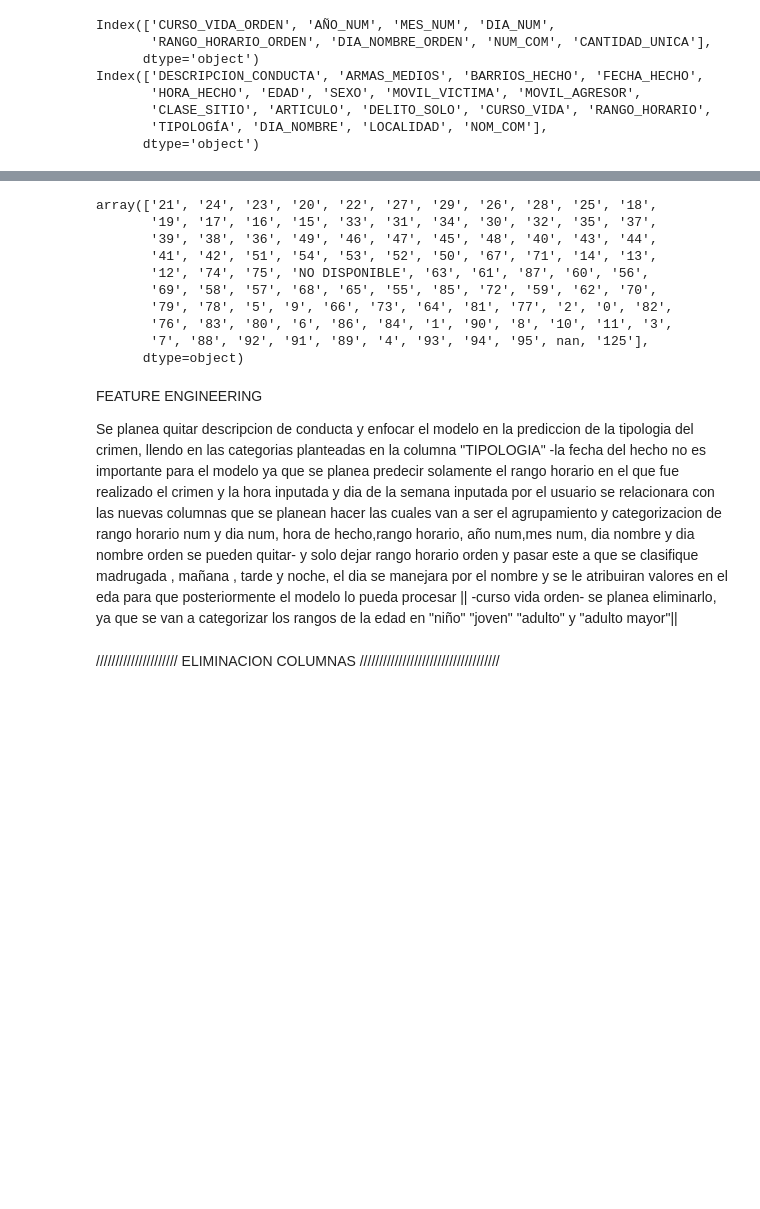
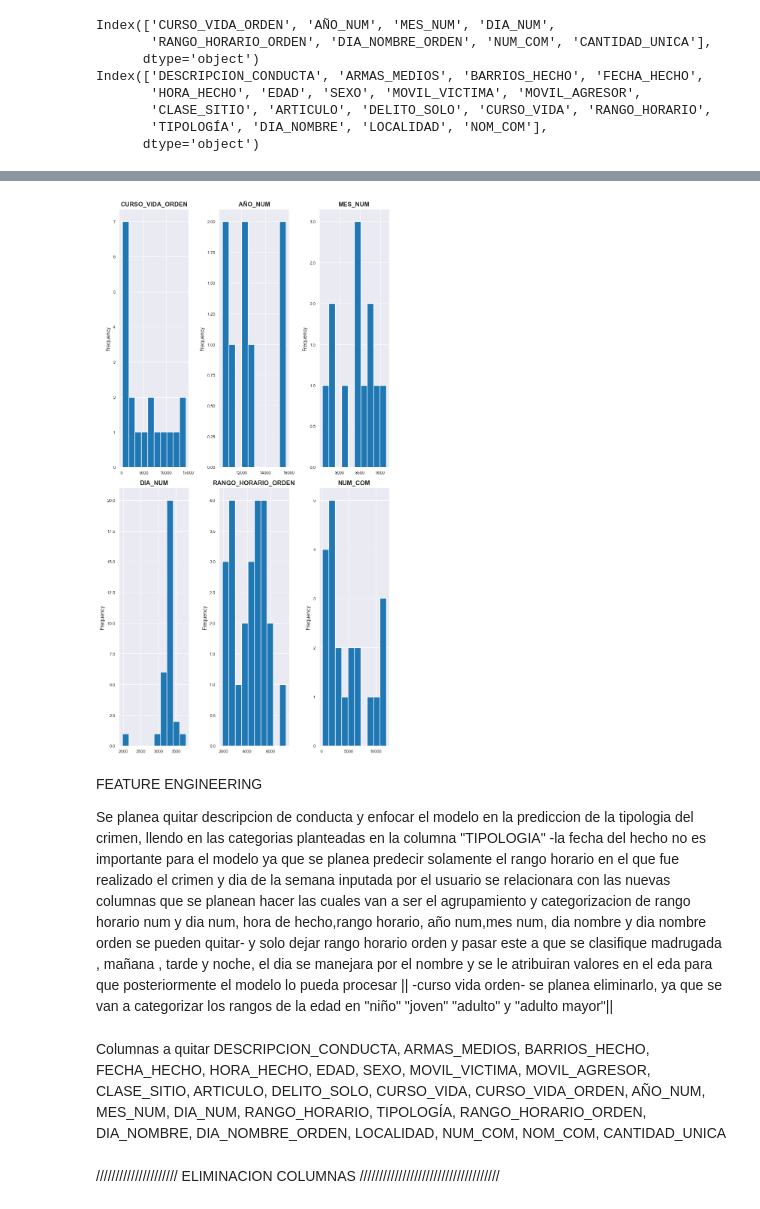
Before and after one commit to zquintero246/Seguridad_Bucaramanga, a Jupyter notebook: bucaramangaSeguridad/normalizacionGeo.ipynb, the cells around one changed output, grey strips where cells are left out. Drawn from its saved outputs; the diff is of its cells as text; code cells hidden in the pictures; blank space fills up the shorter version.

```diff
--- a/bucaramangaSeguridad/normalizacionGeo.ipynb
+++ b/bucaramangaSeguridad/normalizacionGeo.ipynb
@@ -398,21 +732,33 @@ fig.show()
-# %%
-df.EDAD.unique()
-# %% [output]
-array(['21', '24', '23', '20', '22', '27', '29', '26', '28', '25', '18',
-       '19', '17', '16', '15', '33', '31', '34', '30', '32', '35', '37',
-       '39', '38', '36', '49', '46', '47', '45', '48', '40', '43', '44',
-       '41', '42', '51', '54', '53', '52', '50', '67', '71', '14', '13',
-       '12', '74', '75', 'NO DISPONIBLE', '63', '61', '87', '60', '56',
-       '69', '58', '57', '68', '65', '55', '85', '72', '59', '62', '70',
-       '79', '78', '5', '9', '66', '73', '64', '81', '77', '2', '0', '82',
-       '76', '83', '80', '6', '86', '84', '1', '90', '8', '10', '11', '3',
-       '7', '88', '92', '91', '89', '4', '93', '94', '95', nan, '125'],
-      dtype=object)
+# %%
+lista= ['CURSO_VIDA_ORDEN', 'AÑO_NUM', 'MES_NUM', 'DIA_NUM',
+       'RANGO_HORARIO_ORDEN', 'NUM_COM']
+fig, axes = plt.subplots(nrows=2,ncols=3,figsize=(8,15))
+axes= axes.flat
+
+for i,columna in enumerate(lista):
+  variable=df[columna].value_counts()
+  variable.plot.hist(ax=axes[i],bins=10)
+  axes[i].set_title(columna, fontsize=12,fontweight="bold")
+  axes[i].tick_params(labelsize=8)
+
+  fig.tight_layout()
+
+
+plt.show()
+# %% [output]
+[figure, added]
 # %% [markdown]
 FEATURE ENGINEERING
 
 
-Se planea quitar descripcion de conducta y enfocar el modelo en la prediccion de la tipologia del crimen, llendo en las categorias planteadas en la columna "TIPOLOGIA" -la fecha del hecho no es importante para el modelo ya que se planea predecir solamente el rango horario en el que fue realizado el crimen y la hora inputada y dia de la semana inputada por el usuario se relacionara con las nuevas columnas que se planean hacer las cuales van a ser el agrupamiento y categorizacion de rango horario num y dia num, hora de hecho,rango horario, año num,mes num, dia nombre y dia nombre orden se pueden quitar- y solo dejar rango horario orden y pasar este a que se clasifique madrugada , mañana , tarde y noche, el dia se manejara por el nombre y se le atribuiran valores en el eda para que posteriormente el modelo lo pueda procesar || -curso vida orden- se planea eliminarlo, ya que se van a categorizar los rangos de la edad en "niño" "joven" "adulto" y "adulto mayor"||
+Se planea quitar descripcion de conducta y enfocar el modelo en la prediccion de la tipologia del crimen, llendo en las categorias planteadas en la columna "TIPOLOGIA" -la fecha del hecho no es importante para el modelo ya que se planea predecir solamente el rango horario en el que fue realizado el crimen y dia de la semana inputada por el usuario se relacionara con las nuevas columnas que se planean hacer las cuales van a ser el agrupamiento y categorizacion de rango horario num y dia num, hora de hecho,rango horario, año num,mes num, dia nombre y dia nombre orden se pueden quitar- y solo dejar rango horario orden y pasar este a que se clasifique madrugada , mañana , tarde y noche, el dia se manejara por el nombre y se le atribuiran valores en el eda para que posteriormente el modelo lo pueda procesar || -curso vida orden- se planea eliminarlo, ya que se van a categorizar los rangos de la edad en "niño" "joven" "adulto" y "adulto mayor"||
+# %% [markdown]
+Columnas a quitar DESCRIPCION_CONDUCTA, ARMAS_MEDIOS, BARRIOS_HECHO, FECHA_HECHO,
+      HORA_HECHO, EDAD, SEXO, MOVIL_VICTIMA, MOVIL_AGRESOR,
+       CLASE_SITIO, ARTICULO, DELITO_SOLO, CURSO_VIDA,
+       CURSO_VIDA_ORDEN, AÑO_NUM, MES_NUM, DIA_NUM, RANGO_HORARIO,
+       TIPOLOGÍA, RANGO_HORARIO_ORDEN, DIA_NOMBRE, DIA_NOMBRE_ORDEN,
+       LOCALIDAD, NUM_COM, NOM_COM, CANTIDAD_UNICA
 # %% [markdown]
 ///////////////////// ELIMINACION COLUMNAS ////////////////////////////////////
 # %% [markdown]
```
Also changed, not shown: parts of 50 cells of this notebook.
